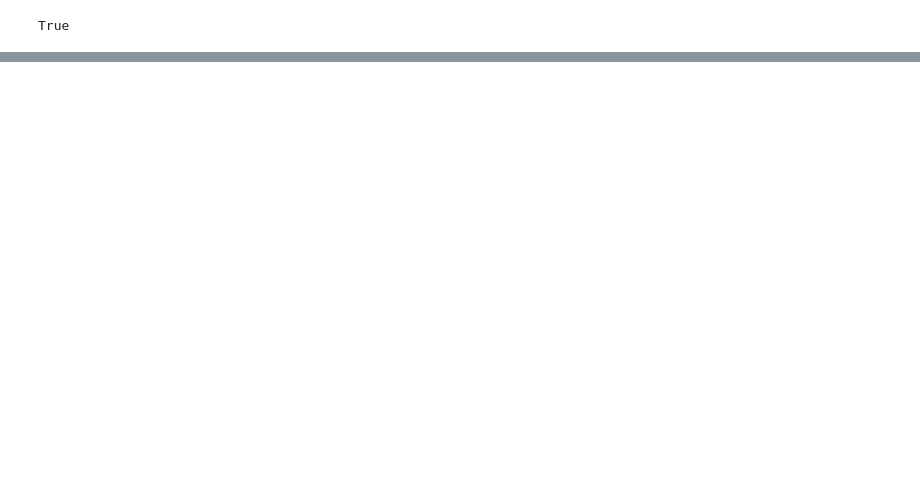
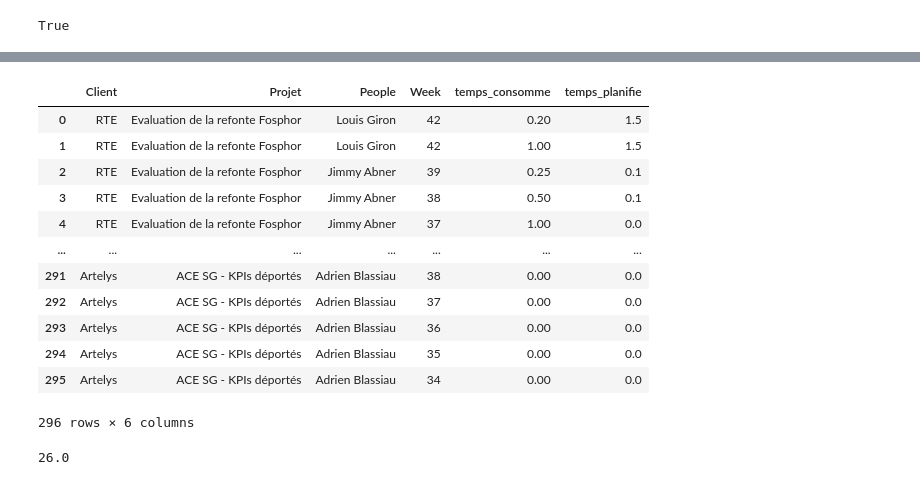
Before and after one commit to ldom1/notion_manager, a Jupyter notebook: exploration.ipynb, the cells around one changed output, grey strips where cells are left out. Cells and saved outputs as stored; diff of their text form; code cells hidden in the pictures; blank space fills up the shorter version.

```diff
--- a/exploration.ipynb
+++ b/exploration.ipynb
@@ -138,0 +164,20 @@ temps_projet_df["Volume"].sum()
+# %%
+temps_df
+# %% [output]
+|  | Client | Projet | People | Week | temps_consomme | temps_planifie |
+| 0 | RTE | Evaluation de la refonte Fosphor | Louis Giron | 42 | 0.20 | 1.5 |
+| 1 | RTE | Evaluation de la refonte Fosphor | Louis Giron | 42 | 1.00 | 1.5 |
+| 2 | RTE | Evaluation de la refonte Fosphor | Jimmy Abner | 39 | 0.25 | 0.1 |
+| 3 | RTE | Evaluation de la refonte Fosphor | Jimmy Abner | 38 | 0.50 | 0.1 |
+| 4 | RTE | Evaluation de la refonte Fosphor | Jimmy Abner | 37 | 1.00 | 0.0 |
+| ... | ... | ... | ... | ... | ... | ... |
+| 291 | Artelys | ACE SG - KPIs déportés | Adrien Blassiau | 38 | 0.00 | 0.0 |
+| 292 | Artelys | ACE SG - KPIs déportés | Adrien Blassiau | 37 | 0.00 | 0.0 |
+| 293 | Artelys | ACE SG - KPIs déportés | Adrien Blassiau | 36 | 0.00 | 0.0 |
+| 294 | Artelys | ACE SG - KPIs déportés | Adrien Blassiau | 35 | 0.00 | 0.0 |
+| 295 | Artelys | ACE SG - KPIs déportés | Adrien Blassiau | 34 | 0.00 | 0.0 |
+296 rows × 6 columns
+# %%
+charge_consomme
+# %% [output]
+26.0
```
Also changed, not shown: parts of 23 cells of this notebook, 8 other files.
